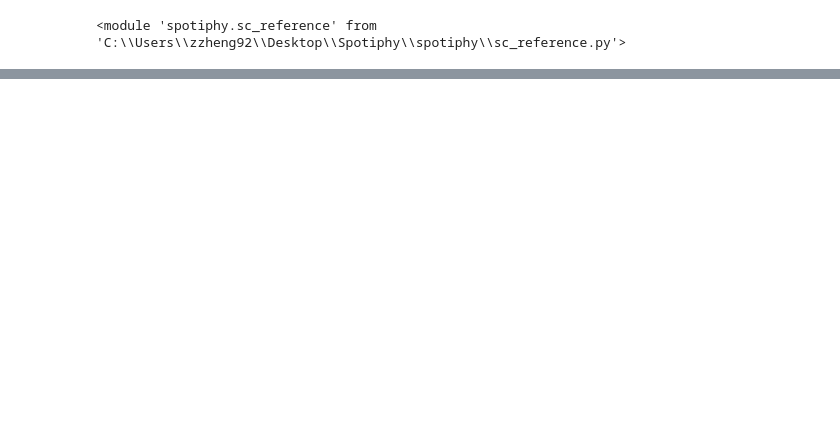
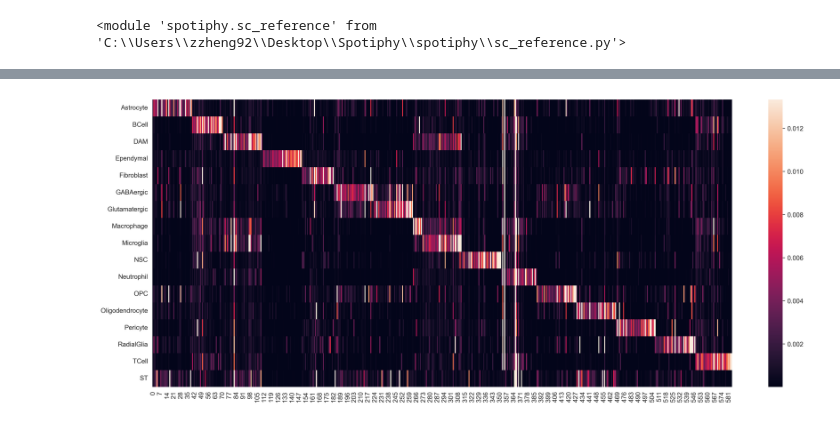
Before and after one commit to jyyulab/Spotiphy, a Jupyter notebook: test_deconvolution.ipynb, the cells around one changed output, grey strips where cells are left out. Cells and saved outputs as stored; diff of their text form; code cells hidden in the pictures; blank space fills up the shorter version.

```diff
--- a/test_deconvolution.ipynb
+++ b/test_deconvolution.ipynb
@@ -11,12 +12,16 @@ imp.reload(spotiphy.sc_reference)
 # %% [output]
 <module 'spotiphy.sc_reference' from 'C:\\Users\\zzheng92\\Desktop\\Spotiphy\\spotiphy\\sc_reference.py'>
 # %%
-adata_sc = sc.read_h5ad("F:/Ziqian Zheng/Spatial omics/Public dataset/scRNA/scRNA.h5ad")
-# adata_st = sc.read_visium("F:/Ziqian Zheng/Spotiphy_data/ST/Sample221/outs")
-adata_st = sc.read_h5ad("F:/Ziqian Zheng/Spotiphy_data/Simulated ST/Simulated_ST_221_1.h5ad")
+%%time
+adata_sc_files = ["F:/Ziqian Zheng/Spatial omics/Public dataset/scRNA/scRNA.h5ad",
+            "F:/Ziqian Zheng/Spotiphy_data/SCRNA/sum_43plus_anno.h5ad",]
+adata_sc = sc.read_h5ad(adata_sc_files[1])
+adata_st = sc.read_visium("F:/Ziqian Zheng/Spotiphy_data/ST/Sample221/outs")
+# adata_st = sc.read_h5ad("F:/Ziqian Zheng/Spotiphy_data/Simulated ST/Simulated_ST_221_1.h5ad")
 adata_st.var_names_make_unique()
-img = sq.im.ImageContainer('F:/Ziqian Zheng/Spotiphy_data/ST/Sample221/Sample221.jpg')
-results_folder = 'results/simulation1/'
-key_type = 'Allen.subclass_label'
+# img = sq.im.ImageContainer('F:/Ziqian Zheng/Spotiphy_data/ST/Sample221/Sample221.jpg')
+results_folder = 'results/221_43plus/'
+# key_type = 'Allen.subclass_label'
+key_type = 'majortype'
 type_list = sorted(list(adata_sc.obs[key_type].unique()))
 # %% [output]
@@ -58,11 +85,11 @@ Wall time: 1min 25s
 # %%
 %%time
 X = np.array(adata_st.X)
-pyro_params = spotiphy.deconvolution.deconvolute(X, sc_ref)
+pyro_params = spotiphy.deconvolution.deconvolute(X, sc_ref, n_epoch=10000)
 sigma = pyro_params['sigma'].cpu().detach().numpy()
 mean_exp = np.array([np.mean(np.sum(adata_sc.X[adata_sc.obs[key_type]==type_list[i]], axis=1)) for i in range(len(type_list))])
 cell_proportion = sigma/mean_exp
 cell_proportion = cell_proportion/np.sum(cell_proportion, axis=1)[:, np.newaxis]
 adata_st.obs[type_list] = cell_proportion
-np.save(results_folder+'proportion.npy', cell_proportion)
+# np.save(results_folder+'proportion1.npy', cell_proportion)
 # %% [output]
@@ -71,0 +103,11 @@ Wall time: 5min 24s
+# %%
+import matplotlib.pyplot as plt
+import seaborn as sns
+ST = adata_st.X
+ST = np.sum(ST, axis=0)
+ST = ST/np.sum(ST)
+plt.figure(figsize=(20,8), dpi=300)
+sc_ref_df = pd.DataFrame(np.vstack([sc_ref, ST]), index=type_list+['ST'])
+ax = sns.heatmap(sc_ref_df, robust=True)
+# %% [output]
+[figure, added]
```
Also changed, not shown: parts of 10 cells of this notebook, 27 other files.
